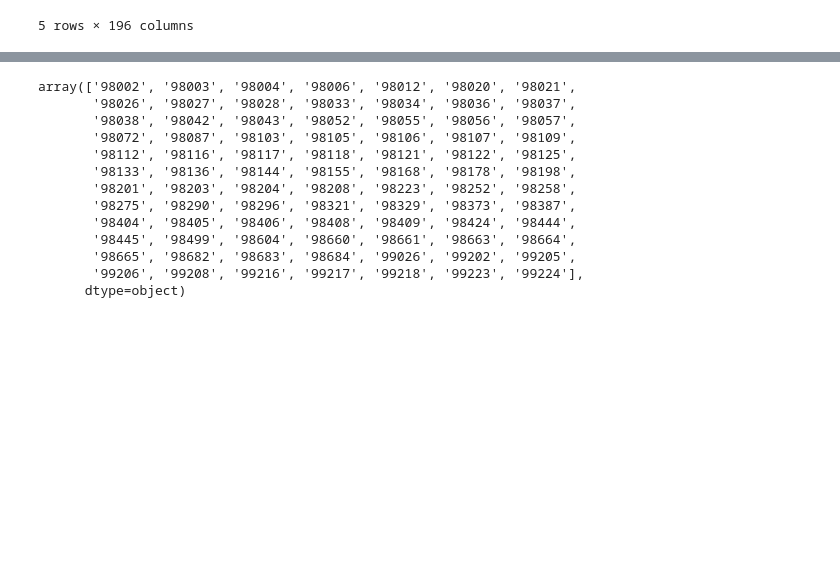
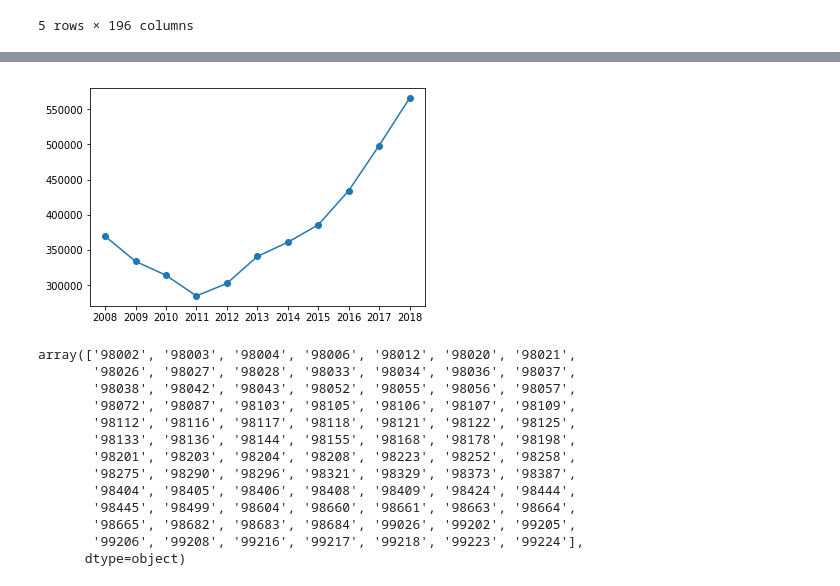
Before and after one commit to chane-d/group-project-one, a Jupyter notebook: GDP_Toni/Test_Zill.ipynb, the cells around one changed output, grey strips where cells are left out. Saved outputs shown, nothing was run; the diff lists cells and outputs as text; code cells hidden in the pictures; blank space fills up the shorter version.

```diff
--- a/GDP_Toni/Test_Zill.ipynb
+++ b/GDP_Toni/Test_Zill.ipynb
@@ -175,0 +397,6 @@ df
+# %%
+testdf=df[['98012_mjsales','98012_homeprice']]
+testdf['PercChangeHP']=testdf['98012_homeprice'].pct_change()*100
+testdf.reset_index(inplace=True)
+testdf[['Year','Month']]=testdf['index'].str.split('-',expand=True)
+testdf
@@ -175,0 +438,2 @@ df
+# %%
+avg_home_price=pd.DataFrame(testdf.groupby('Year')['98012_homeprice'].mean())
@@ -176,3 +456,9 @@ df
+# %%
+testfig,testax=plt.subplots()
+testax.plot(avg_home_price.index.values,avg_home_price['98012_homeprice'],marker='o')
+plt.show()
+# %% [output]
+[figure, added]
 # %%
 x=pd.DataFrame(list(df))
 x[0]=x[0].str.split('_',expand=True)
```
Also changed, not shown: parts of 26 cells of this notebook, 1 other file.
